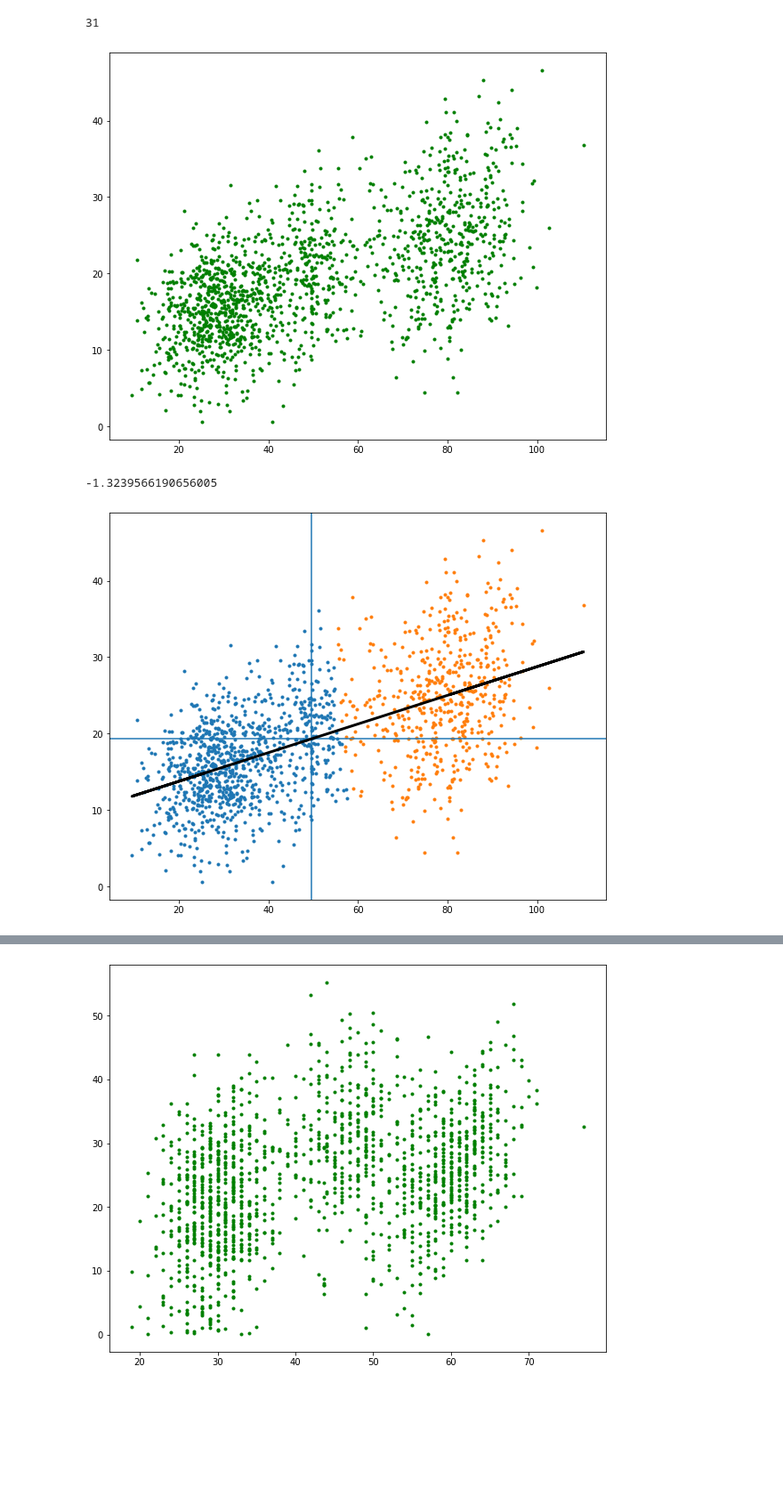
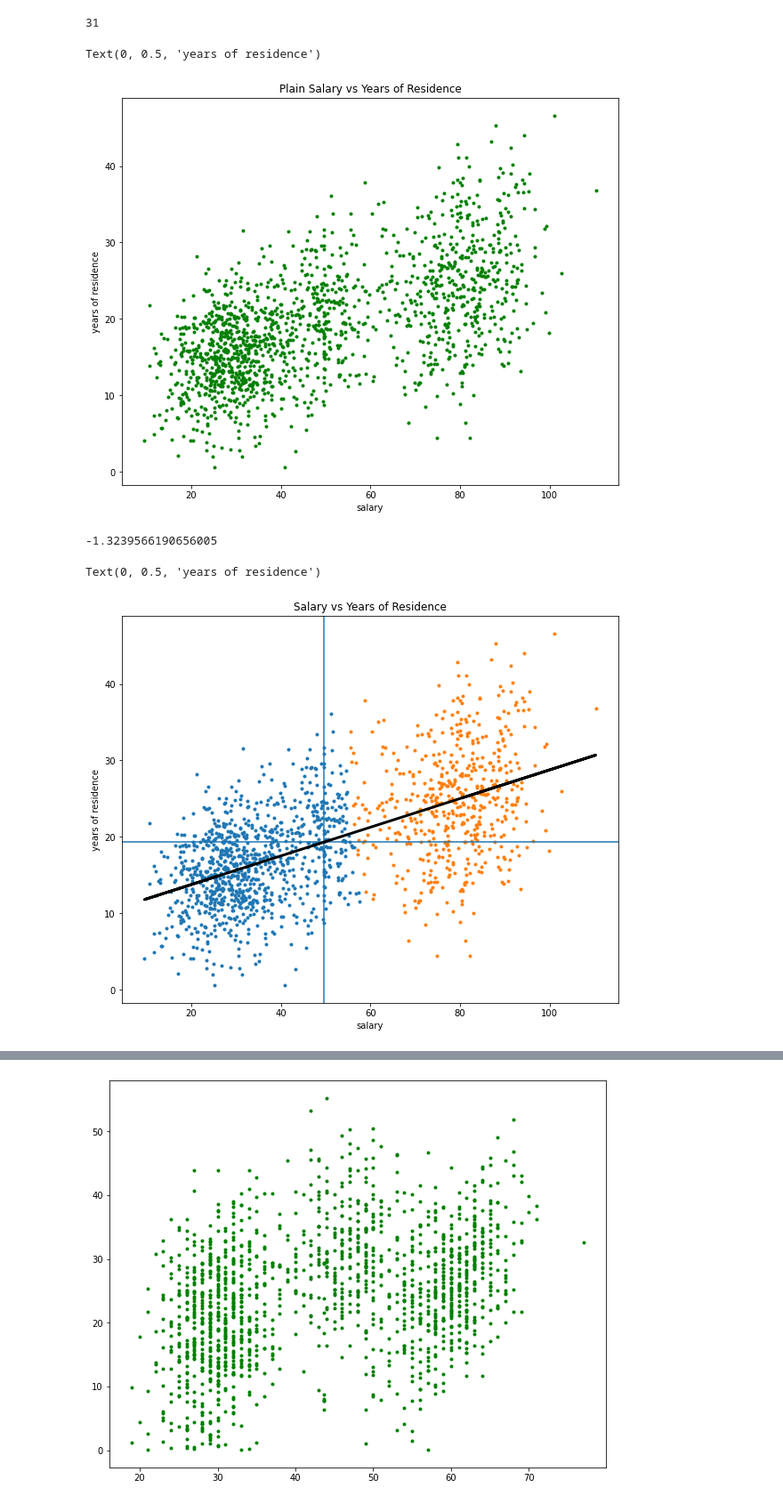
Before and after one commit to jensthetree/DsciFinalProj, a Jupyter notebook: Final Project.ipynb, the cells around one changed output, grey strips where cells are left out. Shown at 89% size. Drawn from its saved outputs; the diff is of its cells as text; code cells hidden in the pictures; blank space fills up the shorter version.

```diff
--- a/Final Project.ipynb
+++ b/Final Project.ipynb
@@ -100,10 +80,12 @@ print(drops)
 # %% [output]
 31
 # %%
-# reprint the first graph with major outliers removed
-# this cleaned data set is what we will use for the rest of the graphs
 SY = csv_file[['salary', 'years_res']]
 fig= plt.figure(figsize=(10,8))
 SYplot = plt.scatter(s, y, c='green',marker='.')
+plt.title('Plain Salary / Years of Residence')
+plt.xlabel('salary')
+plt.ylabel('years of residence')
 # %% [output]
+Text(0, 0.5, 'years of residence')
-[figure, old version]
+[figure, new version]
@@ -123,28 +92,32 @@ SYplot = plt.scatter(s, y, c='green',marker='.')
 # %%
 #SYplot clusters
 # and line of best fit
 
 
 
 fig= plt.figure(figsize=(10,8))
 SY_np = SY.to_numpy()
 kmeans = KMeans(n_clusters=2).fit(SY_np)
 group1 = SY[kmeans.labels_ == 0]
 group2 = SY[kmeans.labels_ == 1]
 plt.scatter(group1['salary'], group1['years_res'], marker='.')
 plt.scatter(group2['salary'], group2['years_res'], marker='.')
 #add line of best fit to plot
 slope, constant = np.polyfit(s, y, 1)
 #add mean lines
 plt.axvline(x=np.nanmean(s))
 plt.axhline(y=np.nanmean(y))
 plt.plot(s, slope*s+constant, color = 'black', linewidth=3)
 # add r-squared value
 r_squared = r2_score(s,y)
 print(r_squared)
+plt.title('Salary / Years of Residence')
+plt.xlabel('salary')
+plt.ylabel('years of residence')
 # %% [output]
 -1.3239566190656005
+Text(0, 0.5, 'years of residence')
-[figure, old version]
+[figure, new version]
 # %%
 dbi_dict = {}
 for i in range(2,21):
```
Also changed, not shown: parts of 10 cells of this notebook.
